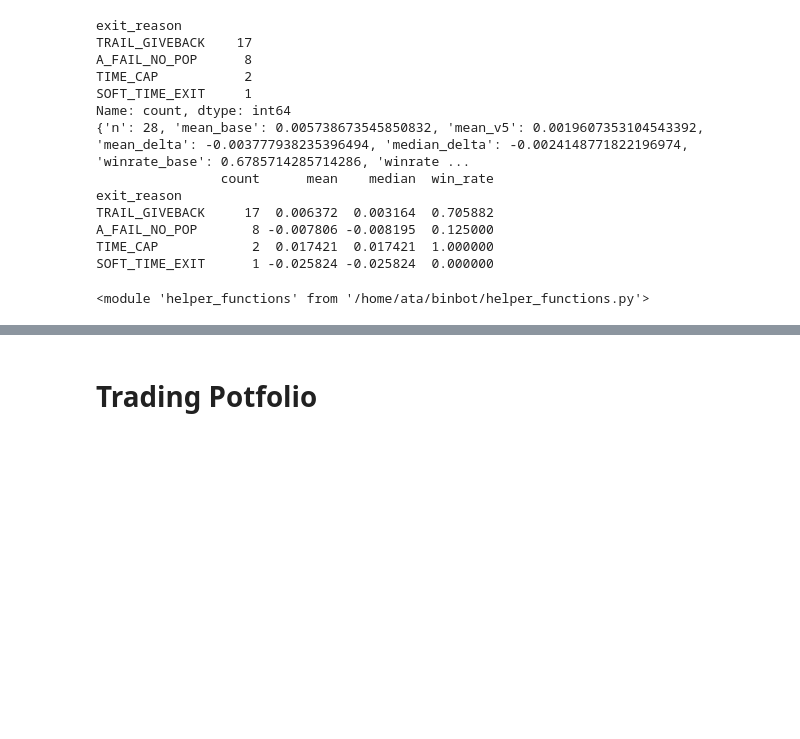
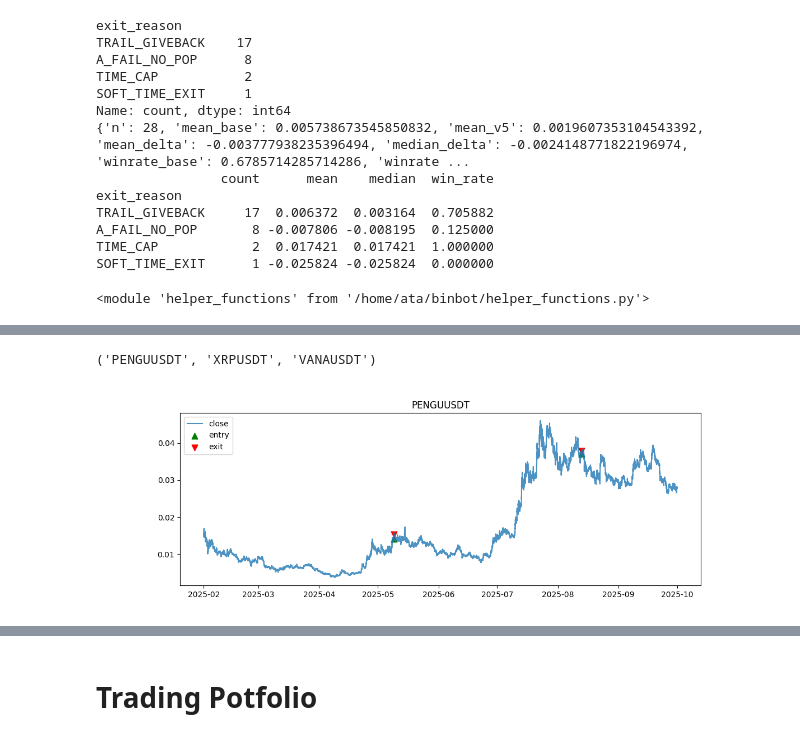
Before and after one commit to eycewind/binbot, a Jupyter notebook: rvol-compression-breakout-v6-time-cutoff.ipynb, the cells around one changed output, grey strips where cells are left out. Saved outputs shown, nothing was run; the diff lists cells and outputs as text; code cells hidden in the pictures; blank space fills up the shorter version.

Commit message:
Solving early entry problem

```diff
--- a/rvol-compression-breakout-v6-time-cutoff.ipynb
+++ b/rvol-compression-breakout-v6-time-cutoff.ipynb
@@ -833,0 +889,37 @@ importlib.reload(hf)
+# %%
+# Best contributor
+best = coin_perf.index[0]
+
+# Worst (with n >= 2)
+worst = coin_perf.query("n >= 2").sort_values("total_ret").index[0]
+
+# Middle (median total return)
+mid = coin_perf.iloc[len(coin_perf)//2].name
+
+best, mid, worst
+# %% [output]
+('PENGUUSDT', 'XRPUSDT', 'VANAUSDT')
+# %%
+import matplotlib.pyplot as plt
+
+def plot_trades_on_price(df, trades, title=""):
+    plt.figure(figsize=(12,4))
+    plt.plot(df.index, df["close"], label="close", alpha=0.8)
+
+    buys = trades["entry_ts"]
+    sells = trades["exit_ts"]
+
+    plt.scatter(buys, df.loc[buys]["close"], marker="^", color="green", s=60, label="entry")
+    plt.scatter(sells, df.loc[sells]["close"], marker="v", color="red", s=60, label="exit")
+
+    plt.legend()
+    plt.title(title)
+    plt.show()
+# %%
+sym = best  # or mid / worst
+df = dfs[sym]
+t = trades_v5_ref[trades_v5_ref["symbol"] == sym]
+
+plot_trades_on_price(df, t, title=sym)
+# %% [output]
+[figure, added]
```
Also changed, not shown: parts of 6 cells of this notebook, 1 other file.
